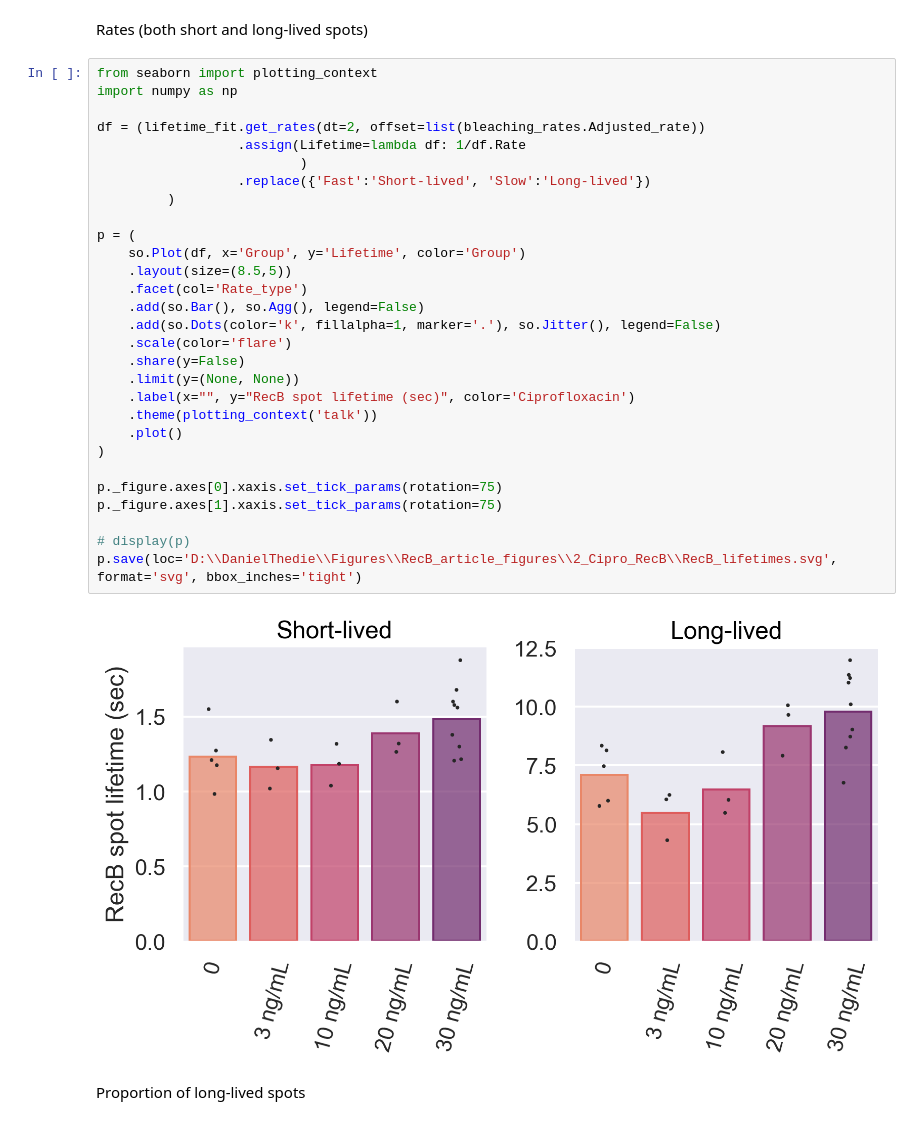
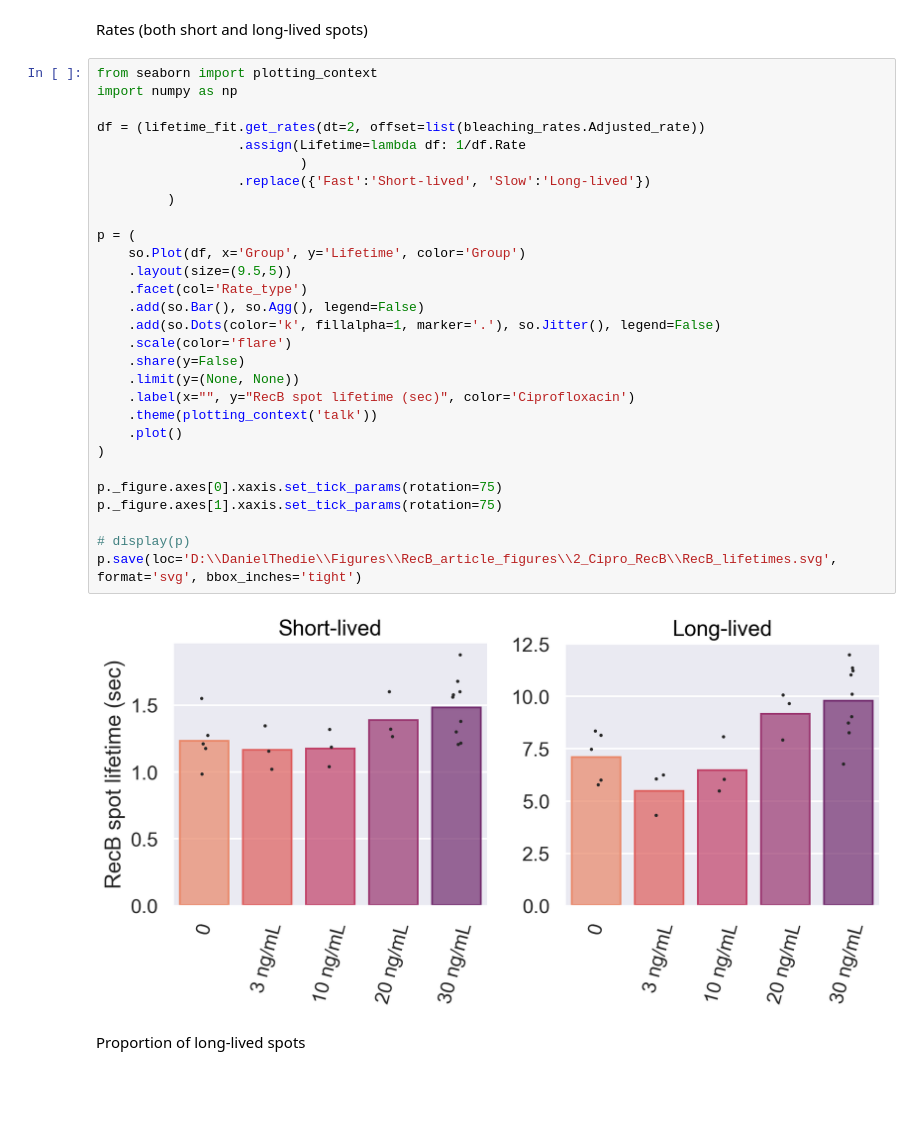
Before and after one commit to DanielThedie/RecB_article, a Jupyter notebook: Notebooks/2_Ciprofloxacin_damage/Long_RecB_spots.ipynb, the cells around one changed output. Saved outputs shown, nothing was run; the diff lists cells and outputs as text; blank space fills up the shorter version.

```diff
--- a/Notebooks/2_Ciprofloxacin_damage/Long_RecB_spots.ipynb
+++ b/Notebooks/2_Ciprofloxacin_damage/Long_RecB_spots.ipynb
@@ -188,34 +188,34 @@ Rates (both short and long-lived spots)
 # %%
 from seaborn import plotting_context
 import numpy as np
 
 df = (lifetime_fit.get_rates(dt=2, offset=list(bleaching_rates.Adjusted_rate))
                   .assign(Lifetime=lambda df: 1/df.Rate
                           )
                   .replace({'Fast':'Short-lived', 'Slow':'Long-lived'})
          )
 
 p = (
     so.Plot(df, x='Group', y='Lifetime', color='Group')
-    .layout(size=(8.5,5))
+    .layout(size=(9.5,5))
     .facet(col='Rate_type')
     .add(so.Bar(), so.Agg(), legend=False)
     .add(so.Dots(color='k', fillalpha=1, marker='.'), so.Jitter(), legend=False)
     .scale(color='flare')
     .share(y=False)
     .limit(y=(None, None))
     .label(x="", y="RecB spot lifetime (sec)", color='Ciprofloxacin')
     .theme(plotting_context('talk'))
     .plot()
 )
 
 p._figure.axes[0].xaxis.set_tick_params(rotation=75)
 p._figure.axes[1].xaxis.set_tick_params(rotation=75)
 
 # display(p)
 p.save(loc='D:\\DanielThedie\\Figures\\RecB_article_figures\\2_Cipro_RecB\\RecB_lifetimes.svg', format='svg', bbox_inches='tight')
 # %% [output]
-[figure, old version]
+[figure, new version]
 # %% [markdown]
 Proportion of long-lived spots
 # %%
```
Also changed, not shown: parts of 2 cells of this notebook.
